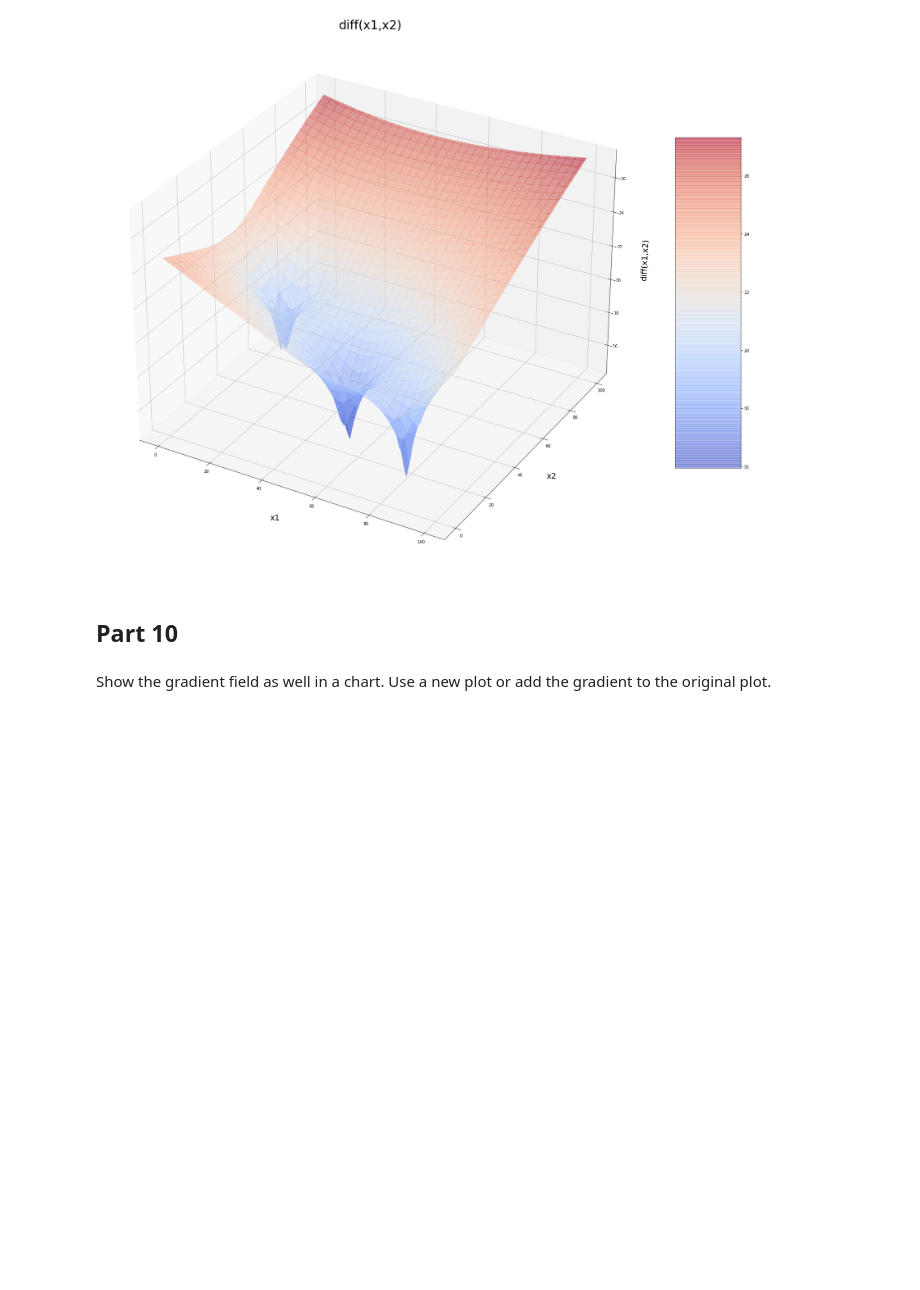
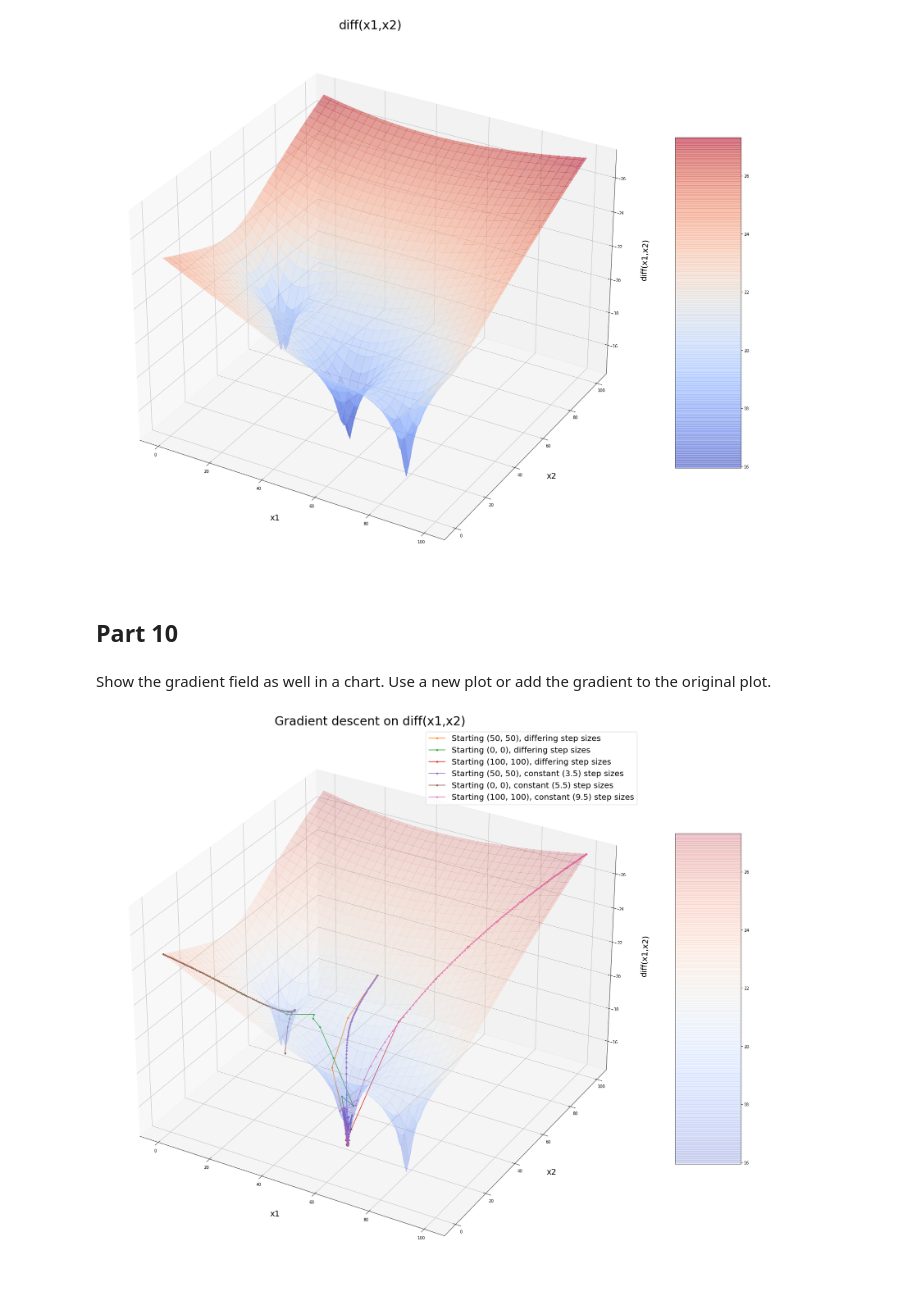
Before and after one commit to kaiobendrauf/skills4ai_gradient, a Jupyter notebook: Python exercise 'estimate gradient'.ipynb, the cells around one changed output. Saved outputs shown, nothing was run; the diff lists cells and outputs as text; code cells hidden in the pictures; blank space fills up the shorter version.

```diff
--- a/Python exercise 'estimate gradient'.ipynb
+++ b/Python exercise 'estimate gradient'.ipynb
@@ -251,4 +256,58 @@ plt.show()
 ## Part 10
 # %% [markdown]
 Show the gradient field as well in a chart. Use a new plot or add the gradient to the original plot.
+# %%
+def get_steps_different_stepsize(x = xzero, initial_step_size = 128, allowed_error = 0.01):
+    result = [[x[0]], [x[1]], [diff(x)]]
+    stepsize = initial_step_size
+    while stepsize > allowed_error:
+        diff_before_step = diff(x)
+        new_x = xnext(x, stepsize)
+        diff_after_step = diff(new_x)
+
+        if diff_after_step >= diff_before_step:
+            #bad step
+            stepsize = stepsize/2
+        else:
+            #good step
+            x = new_x
+            result[0].append(x[0])
+            result[1].append(x[1])
+            result[2].append(diff_after_step)
+    return result
+
+def get_steps_constant_stepsize(x = xzero, stepsize = 3.5, number_of_steps = 100):
+    result = [[x[0]], [x[1]], [diff(x)]]
+    for i in range (number_of_steps):
+        x = xnext(x, stepsize)
+        result[0].append(x[0])
+        result[1].append(x[1])
+        result[2].append(diff(x))
+    return result
+
+
+fig, ax = create_diff_graph(title="Gradient descent on diff(x1,x2)", transparency=0.2)
+
+#gradient descent
+steps = get_steps_different_stepsize()
+ax.plot(steps[0], steps[1], steps[2], marker='.', markersize=7, label='Starting (50, 50), differing step sizes')
+steps = get_steps_different_stepsize(x = np.array([0., 0.]))
+ax.plot(steps[0], steps[1], steps[2], marker='.', markersize=7, label='Starting (0, 0), differing step sizes')
+steps = get_steps_different_stepsize(x = np.array([100., 100.]))
+ax.plot(steps[0], steps[1], steps[2], marker='.', markersize=7, label='Starting (100, 100), differing step sizes')
+#gradient descent
+steps = get_steps_constant_stepsize()
+ax.plot(steps[0], steps[1], steps[2], marker='.', markersize=7, label='Starting (50, 50), constant (3.5) step sizes')
+steps = get_steps_constant_stepsize(x = np.array([0., 0.]), stepsize = 5.5)
+ax.plot(steps[0], steps[1], steps[2], marker='.', markersize=7, label='Starting (0, 0), constant (5.5) step sizes')
+steps = get_steps_constant_stepsize(x = np.array([100., 100.]), stepsize = 9.5)
+ax.plot(steps[0], steps[1], steps[2], marker='.', markersize=7, label='Starting (100, 100), constant (9.5) step sizes')
+
+
+
+ax.legend(fontsize=20)
+plt.title("Gradient descent on diff(x1,x2)", fontsize=30)
+plt.show()
+# %% [output]
+[figure, added]
 # %%
```
Also changed, not shown: parts of 3 cells of this notebook.
